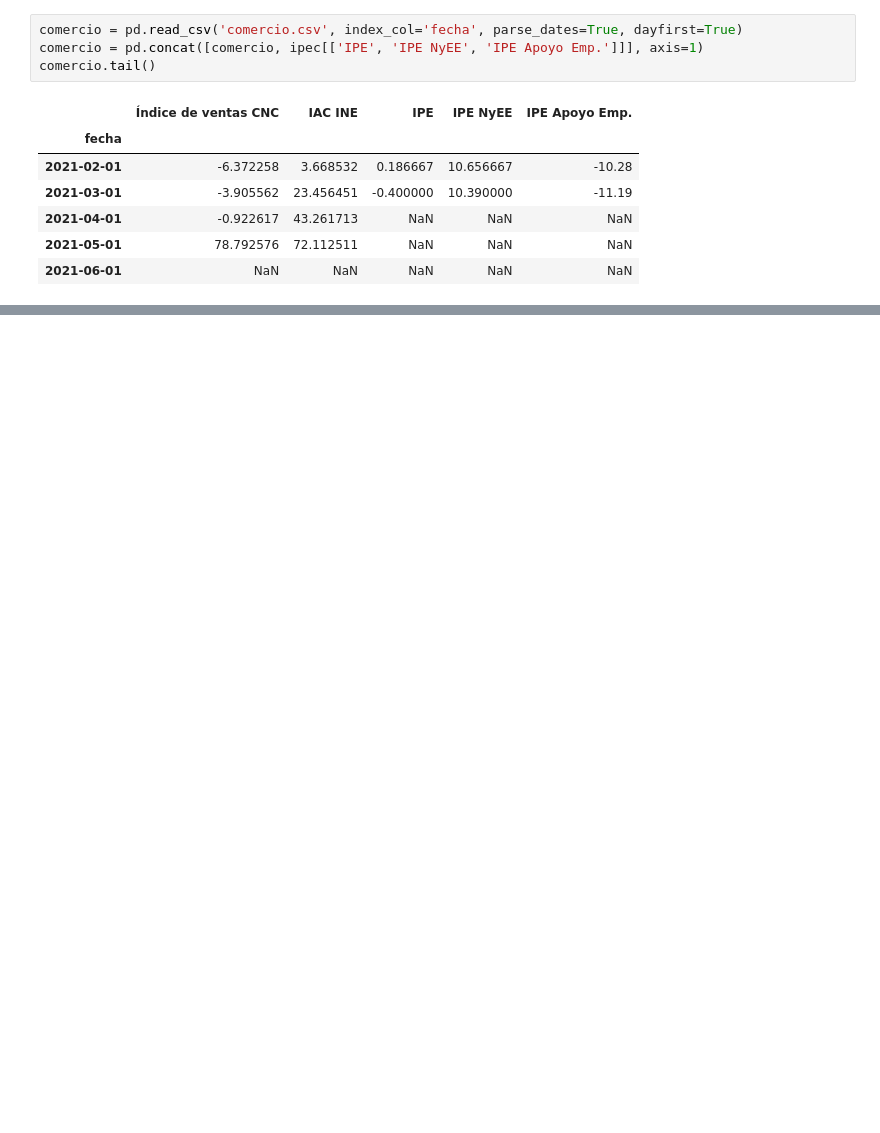
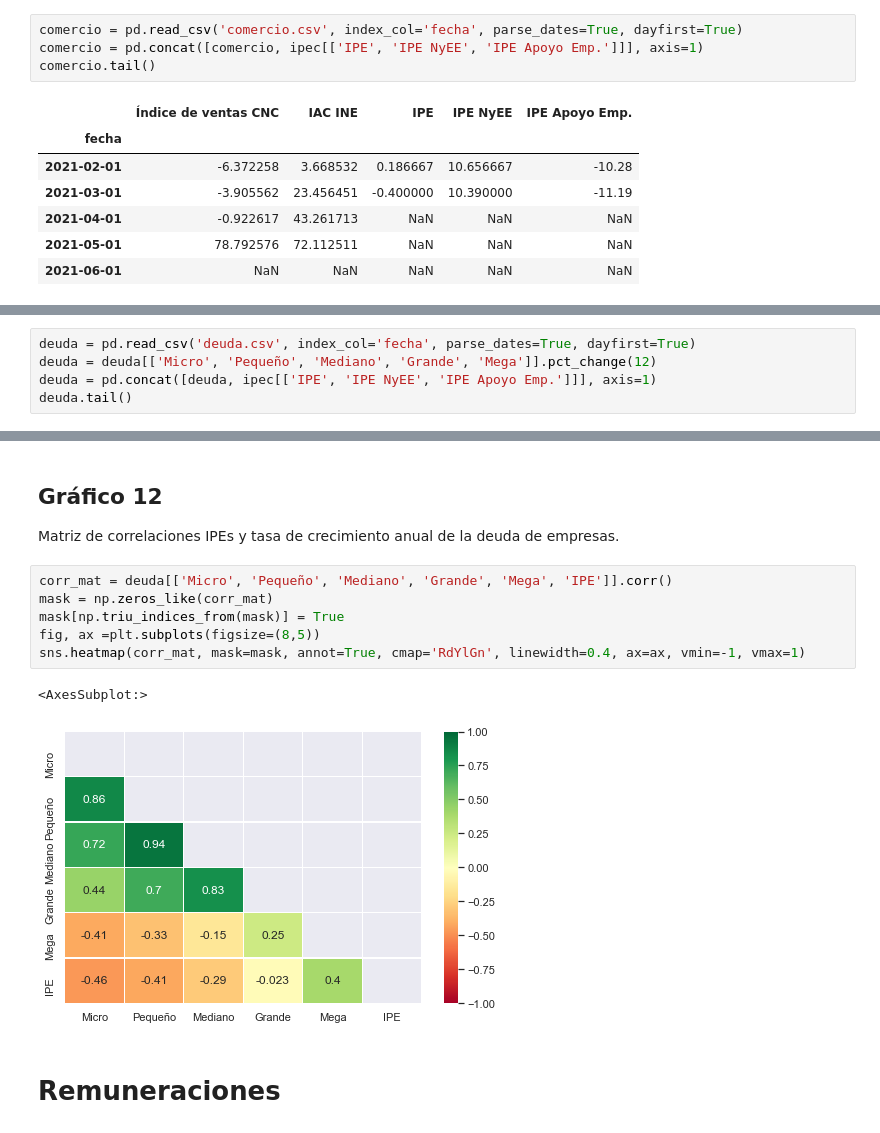
Before and after one commit to percepcioneseconomicas/publicaciones, a Jupyter notebook: pruebas/ICE_emprendedor.ipynb, the cells around one changed output, grey strips where cells are left out. Cells and saved outputs as stored; diff of their text form; blank space fills up the shorter version.

```diff
--- a/pruebas/ICE_emprendedor.ipynb
+++ b/pruebas/ICE_emprendedor.ipynb
@@ -247,0 +260,5 @@ ax2.grid(False)
+# %%
+deuda = pd.read_csv('deuda.csv', index_col='fecha', parse_dates=True, dayfirst=True)
+deuda = deuda[['Micro', 'Pequeño', 'Mediano', 'Grande', 'Mega']].pct_change(12)
+deuda = pd.concat([deuda, ipec[['IPE', 'IPE NyEE', 'IPE Apoyo Emp.']]], axis=1)
+deuda.tail()
@@ -247,0 +273,15 @@ ax2.grid(False)
+# %% [markdown]
+## Gráfico 12
+
+Matriz de correlaciones IPEs y tasa de crecimiento anual de la deuda de empresas.
+# %%
+corr_mat = deuda[['Micro', 'Pequeño', 'Mediano', 'Grande', 'Mega', 'IPE']].corr()
+mask = np.zeros_like(corr_mat)
+mask[np.triu_indices_from(mask)] = True
+fig, ax =plt.subplots(figsize=(8,5))
+sns.heatmap(corr_mat, mask=mask, annot=True, cmap='RdYlGn', linewidth=0.4, ax=ax, vmin=-1, vmax=1)
+# %% [output]
+<AxesSubplot:>
+[figure, added]
+# %% [markdown]
+# Remuneraciones
```
Also changed, not shown: parts of 38 cells of this notebook.
